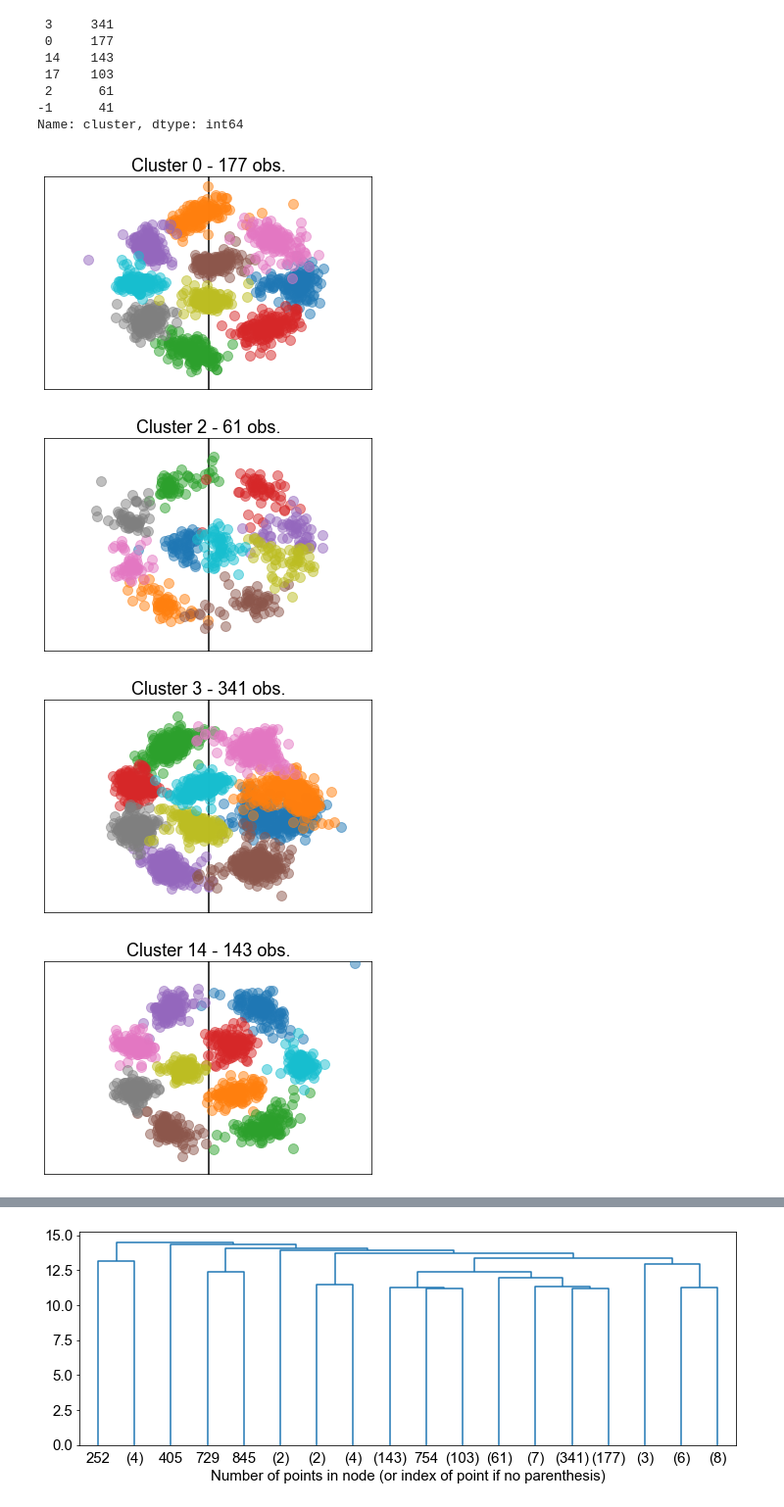
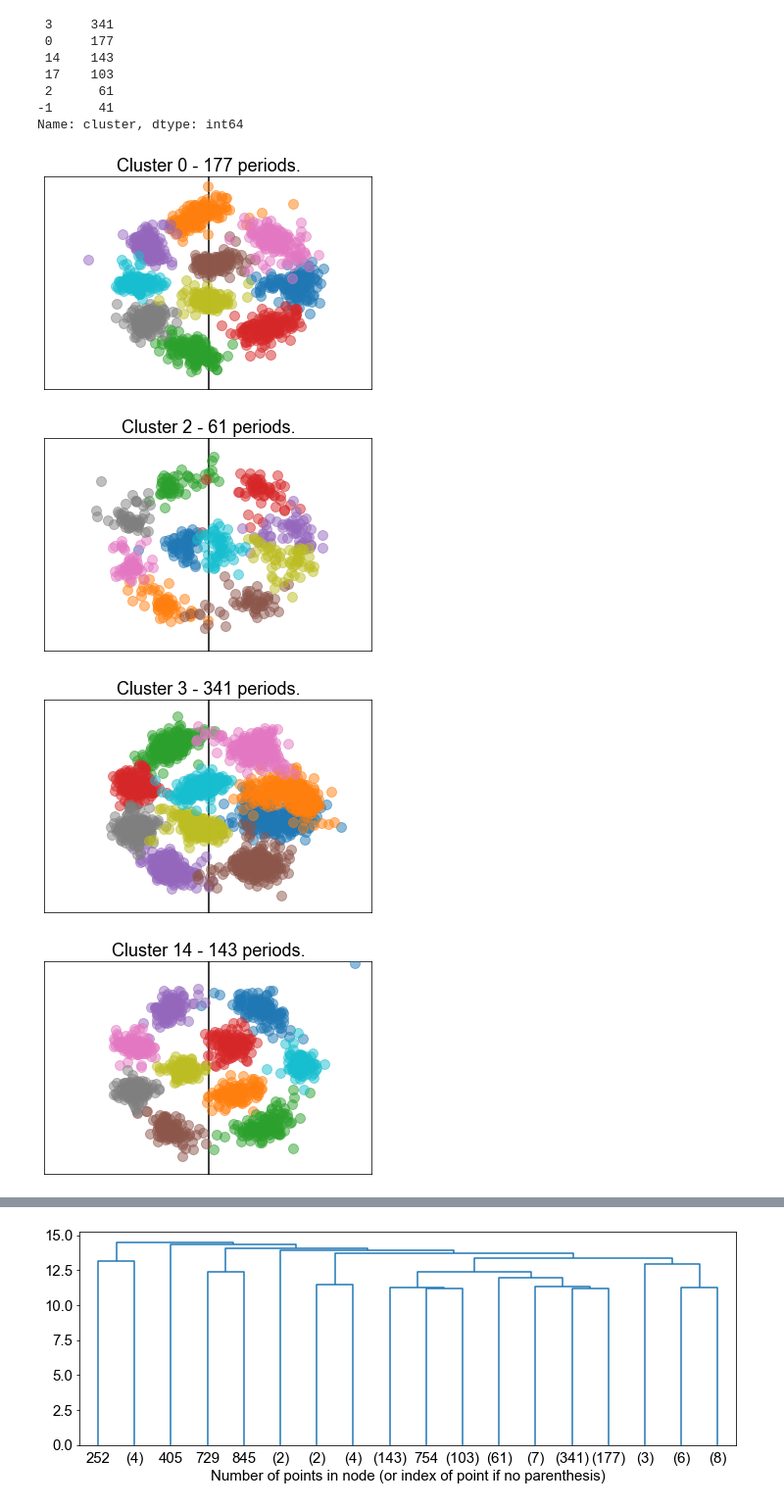
Before and after one commit to pientist/soccercpd, a Jupyter notebook: src/experiment0_formation_clustering.ipynb, the cells around one changed output, grey strips where cells are left out. Shown: that part at 98% size. Cells and saved outputs as stored; diff of their text form; code cells hidden in the pictures.

```diff
--- a/src/experiment0_formation_clustering.ipynb
+++ b/src/experiment0_formation_clustering.ipynb
@@ -145,10 +144,10 @@ def visualize_cluster(form_periods, group, group_label='cluster'):
 # %%
 clusters = [c for c in np.sort(form_periods['cluster'].unique()) if c != -1]
 for c in clusters:
     visualize_cluster(form_periods, c)
-    plt.title(f'Cluster {c} - {counts[c]} obs.')
+    plt.title(f'Cluster {c} - {counts[c]} periods.')
 # %% [output]
-[figure, old version]
+[figure, new version]
-[figure, old version]
+[figure, new version]
-[figure, old version]
+[figure, new version]
-[figure, old version]
+[figure, new version]
```
Also changed, not shown: parts of 10 cells of this notebook, 8 other files.
